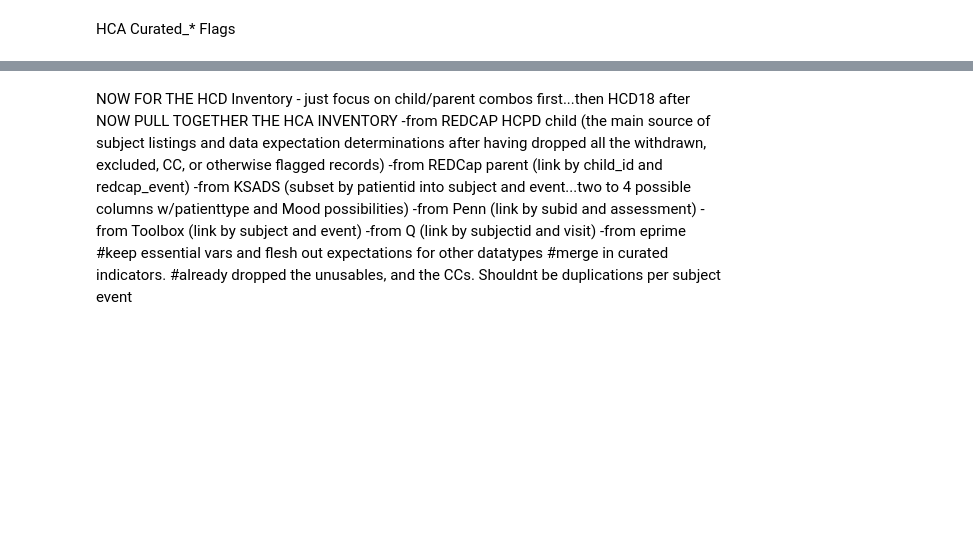
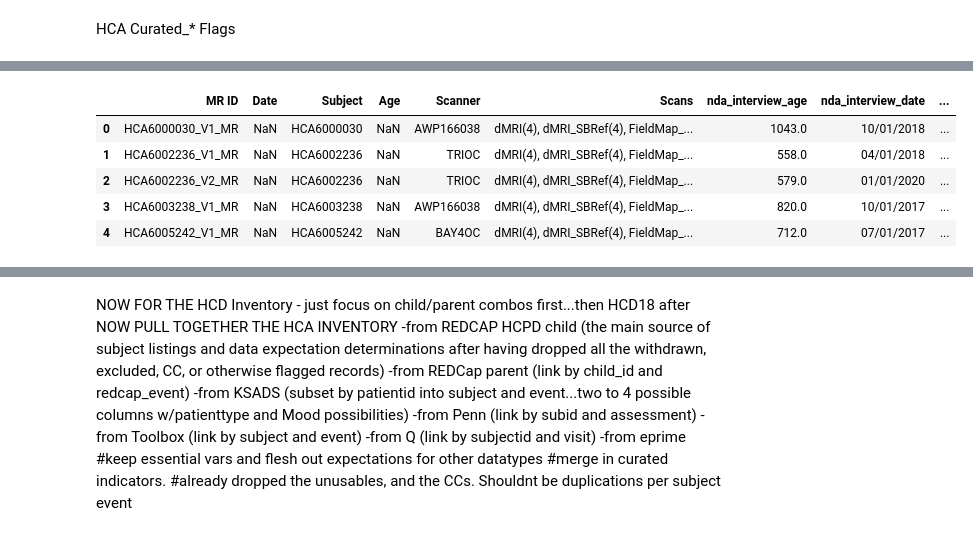
Before and after one commit to humanconnectome/PreRelease, a Jupyter notebook: CuratedInventory.ipynb, the cells around one changed output, grey strips where cells are left out. Cells and saved outputs as stored; diff of their text form; code cells hidden in the pictures; blank space fills up the shorter version.

```diff
--- a/CuratedInventory.ipynb
+++ b/CuratedInventory.ipynb
@@ -917,7 +1189,14 @@ HCAdf7.loc[HCAdf7.nda_age.isnull()==True][['redcap_event']]
 # %%
 #create an Imaging Flag double check for sessions that don't exist in inventory
-intradb=pd.read_csv('/home/petra/Behavioral/Lifespan/PreRelease/PreRelease/CCF_HCA_STG_20221122.csv')
+intradb=pd.read_csv('/home/petra/Behavioral/Lifespan/PreRelease/PreRelease/CCF_HCA_STG_20230217.csv')
 intradb.head()
+# %% [output]
+|  | MR ID | Date | Subject | Age | Scanner | Scans | nda_interview_age | nda_interview_date | ... |
+| 0 | HCA6000030_V1_MR | NaN | HCA6000030 | NaN | AWP166038 | dMRI(4), dMRI_SBRef(4), FieldMap_... | 1043.0 | 10/01/2018 | ... |
+| 1 | HCA6002236_V1_MR | NaN | HCA6002236 | NaN | TRIOC | dMRI(4), dMRI_SBRef(4), FieldMap_... | 558.0 | 04/01/2018 | ... |
+| 2 | HCA6002236_V2_MR | NaN | HCA6002236 | NaN | TRIOC | dMRI(4), dMRI_SBRef(4), FieldMap_... | 579.0 | 01/01/2020 | ... |
+| 3 | HCA6003238_V1_MR | NaN | HCA6003238 | NaN | AWP166038 | dMRI(4), dMRI_SBRef(4), FieldMap_... | 820.0 | 10/01/2017 | ... |
+| 4 | HCA6005242_V1_MR | NaN | HCA6005242 | NaN | BAY4OC | dMRI(4), dMRI_SBRef(4), FieldMap_... | 712.0 | 07/01/2017 | ... |
 # %%
 intradb['subject']=intradb.Subject
 intradb['redcap_event']= intradb['MR ID'].str.split('_', expand=True)[1]
```
Also changed, not shown: parts of 88 cells of this notebook, 1 other file.
